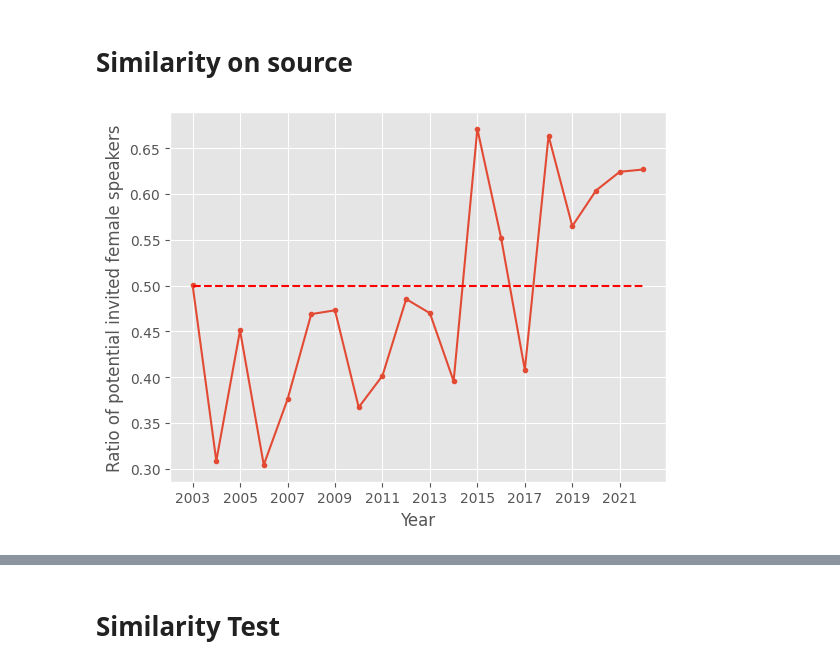
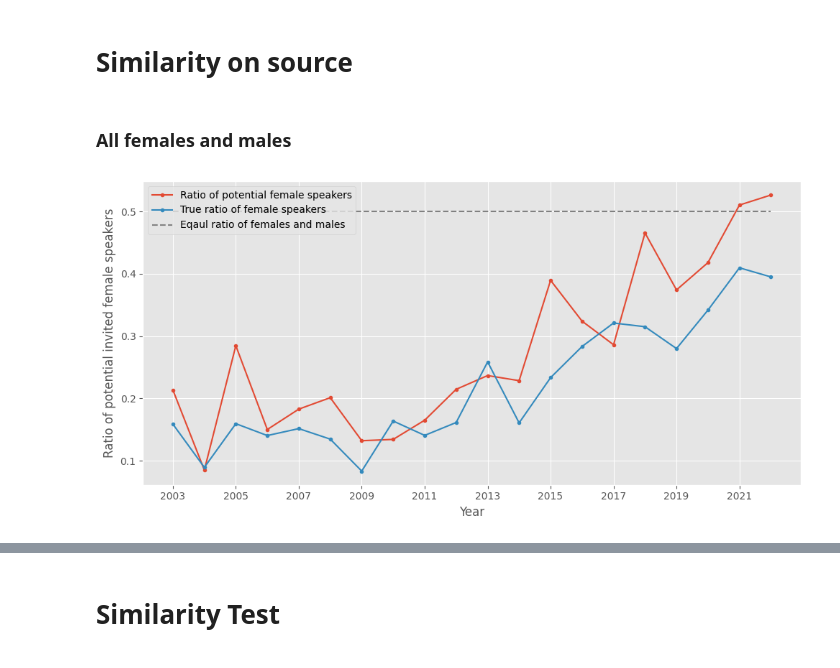
Before and after one commit to mariespedersen/Thesis_github, a Jupyter notebook: Similarity_Matching_NEW.ipynb, the cells around one changed output, grey strips where cells are left out. Cells and saved outputs as stored; diff of their text form; code cells hidden in the pictures.

Commit message:
similarrity between invited

```diff
--- a/Similarity_Matching_NEW.ipynb
+++ b/Similarity_Matching_NEW.ipynb
@@ -294,24 +294,37 @@ plt.show
 [figure]
 # %% [markdown]
 # Similarity on source
+# %% [markdown]
+### All females and males
 # %%
-# Takes ~1 minute
+# Takes ~1.5 minute
 total_list = []
 for year in tqdm(range(2003,2023)):
     df_filtered = df[df['Year'] == year]
     df_inv = df_filtered[df_filtered['Source'] == 'Invited'].reset_index(drop=True)
 
-    nbrs = NearestNeighbors(n_neighbors=5).fit(df_inv[['log(Paper Count)','Productivity','Age']])
+    ### Nearest Neighbor
+    nbrs = NearestNeighbors(n_neighbors=40).fit(df_inv[['log(Paper Count)','Productivity','Age']])
     distances, indices = nbrs.kneighbors(df_filtered[['log(Paper Count)','Productivity','Age']])
 
-    # Find threshold
+    #### Find threshold and replace distances above threshold with NaN
     threshold = np.quantile(distances.flatten(),q=0.5)
     mask = distances <= threshold
     filtered_indices = indices.copy().astype(float)
     filtered_indices[~mask] = np.nan
 
+    ### Remove yourself from the index list
+    for i, indices in enumerate(filtered_indices):
+        for j, idx in enumerate(indices):
+            if pd.notnull(idx):
+                if df_inv.loc[idx, 'idx'] == df_filtered.index[i]:
+                    filtered_indices[i][j] = np.nan
+                else:
+                    continue
+
+    ### Find the ratio of females of the 5 nearest invited neighbors
     mean_list = []
-    for i in range(0,len(indices)):
+    for i in range(0,len(filtered_indices)):
         try:
             # Takes the indices of the 5 nearest neighbors and removes the NaN values
             new_list = filtered_indices[i][~np.isnan(filtered_indices[i])]
@@ -321,13 +334,24 @@ for year in tqdm(range(2003,2023)):
         except:
             mean_list.append(np.nan)
             continue
+
+    ### Take the mean of the all the ratios for the year
     total_list.append(np.nanmean(mean_list))
 # %%
-plt.plot(range(2003,2023),total_list,marker='.')
+### Plot the result
+fig = plt.figure(figsize=(10,5))
+plt.plot(range(2003,2023),total_list,marker='.',label='Ratio of potential female speakers')
+# Plot the true ratio
+True_list = df_Invited.groupby('Year')['gender'].value_counts(normalize=True).unstack()['F'].values
+plt.plot(range(2003,2023),True_list,marker='.',label='True ratio of female speakers')
+
 plt.xticks(range(2003,2023,2))
 plt.xlabel('Year')
-plt.ylabel('Ratio of potential invited female speakers')
-plt.hlines(0.5,2003,2022,linestyles='dashed',colors='red')
+plt.ylabel('Ratio of female speakers')
+plt.hlines(0.5,2003,2022,linestyles='dashed',colors='grey', label='Eqaul ratio of females and males')
+plt.legend()
+plt.tight_layout()
+# plt.savefig(image_path+'image1.pdf')
 plt.show()
 # %% [output]
-[figure, old version]
+[figure, new version]
```
Also changed, not shown: parts of 15 cells of this notebook, 4 other files.
